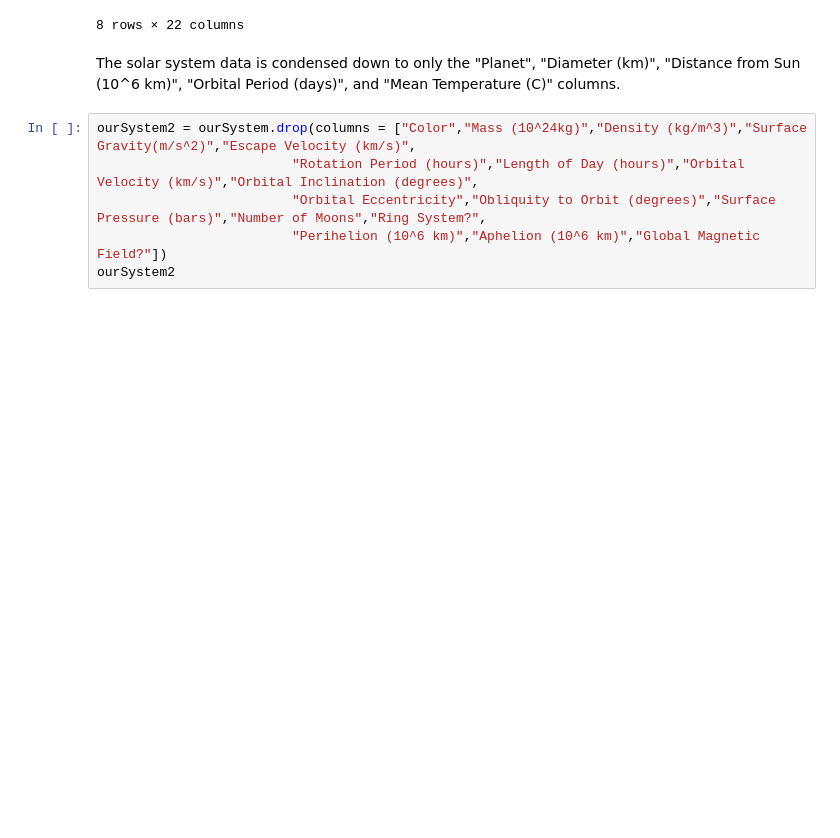
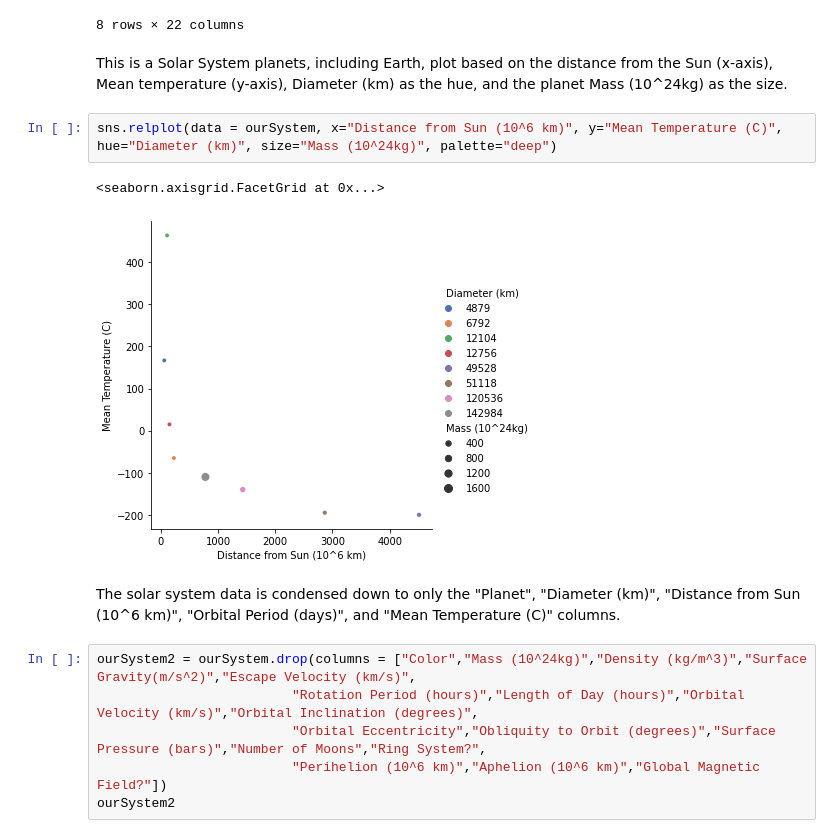
Before and after one commit to timothy7walker/GalaxyPlanetsandExoplanets, a Jupyter notebook: GalaxyPlanetsandExoplanets.ipynb, the cells around one changed output. Drawn from its saved outputs; the diff is of its cells as text; blank space fills up the shorter version.

```diff
--- a/GalaxyPlanetsandExoplanets.ipynb
+++ b/GalaxyPlanetsandExoplanets.ipynb
@@ -129,6 +111,13 @@ ourSystem
 | 6 | Uranus | Blue-Green | 86.800 | 51118 | 1270 | 8.7 | ... |
 | 7 | Neptune | Blue | 102.000 | 49528 | 1638 | 11.0 | ... |
 8 rows × 22 columns
+# %% [markdown]
+This is a Solar System planets, including Earth, plot based on the distance from the Sun (x-axis), Mean temperature (y-axis), Diameter (km) as the hue, and the planet Mass (10^24kg) as the size.
+# %%
+sns.relplot(data = ourSystem, x="Distance from Sun (10^6 km)", y="Mean Temperature (C)", hue="Diameter (km)", size="Mass (10^24kg)", palette="deep")
+# %% [output]
+<seaborn.axisgrid.FacetGrid at 0x...>
+[figure, added]
 # %% [markdown]
 The solar system data is condensed down to only the "Planet",	"Diameter (km)", "Distance from Sun (10^6 km)", "Orbital Period (days)", and "Mean Temperature (C)" columns.
 # %%
```
Also changed, not shown: parts of 4 cells of this notebook, 2 other files.
